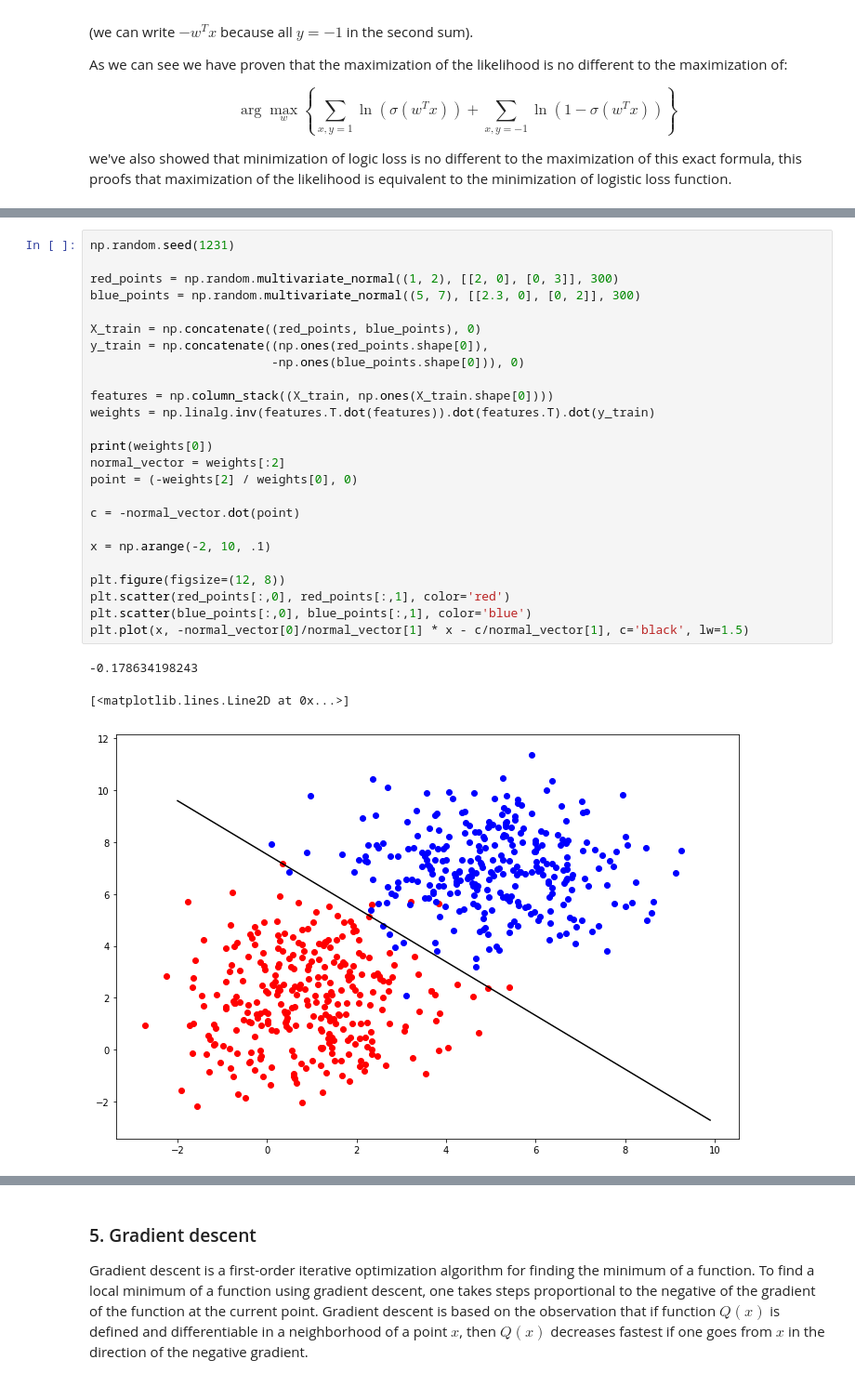
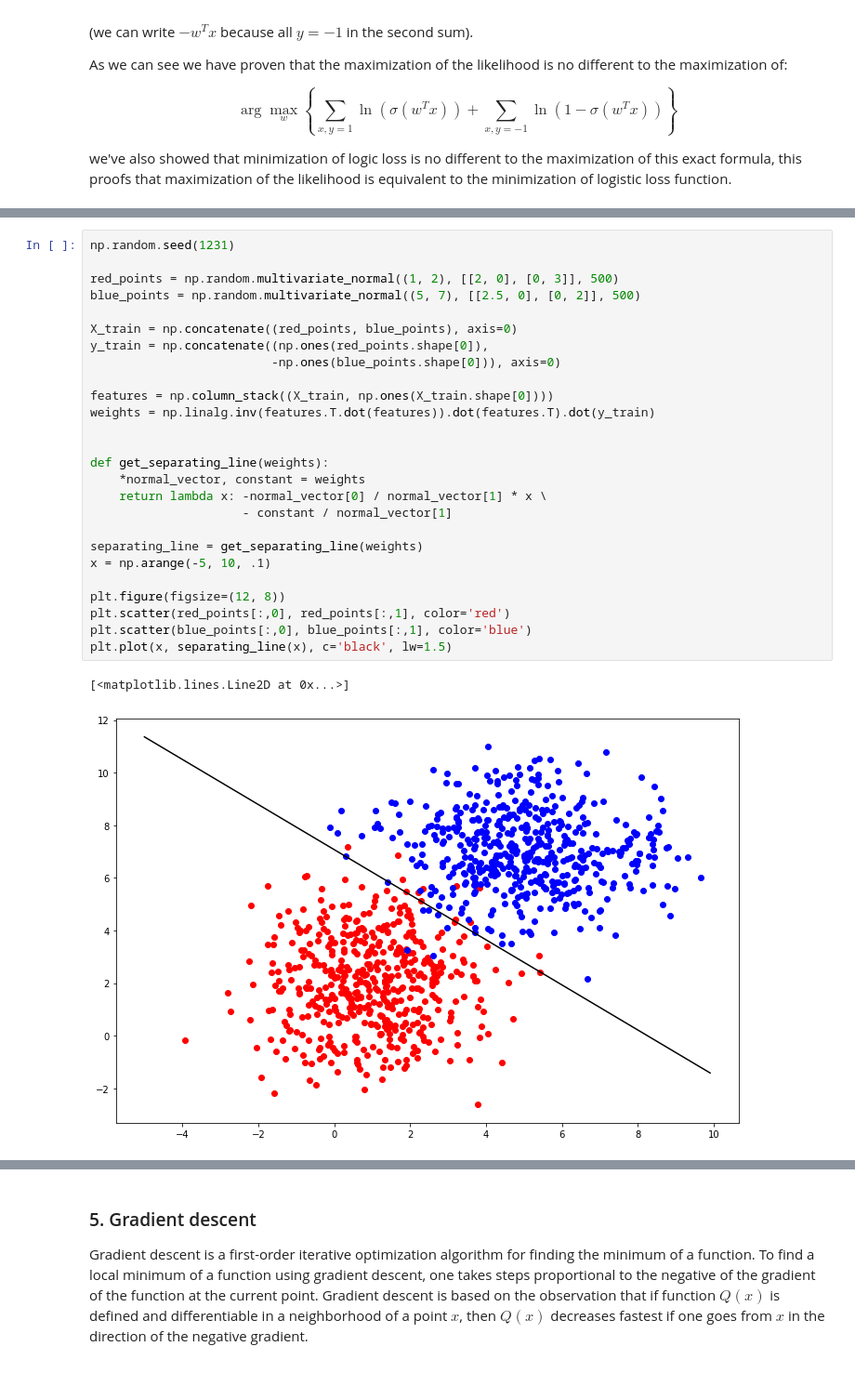
Before and after one commit to puhsu/renju, a Jupyter notebook: labs/lab-1.ipynb, the cells around one changed output, grey strips where cells are left out. Shown at 93% size. Cells and saved outputs as stored; diff of their text form.

```diff
--- a/labs/lab-1.ipynb
+++ b/labs/lab-1.ipynb
@@ -258,30 +261,30 @@ plt.ylim(-1,2)
 # %%
 np.random.seed(1231)
 
-red_points = np.random.multivariate_normal((1, 2), [[2, 0], [0, 3]], 300)
-blue_points = np.random.multivariate_normal((5, 7), [[2.3, 0], [0, 2]], 300)
+red_points = np.random.multivariate_normal((1, 2), [[2, 0], [0, 3]], 500)
+blue_points = np.random.multivariate_normal((5, 7), [[2.5, 0], [0, 2]], 500)
 
-X_train = np.concatenate((red_points, blue_points), 0)
+X_train = np.concatenate((red_points, blue_points), axis=0)
 y_train = np.concatenate((np.ones(red_points.shape[0]),
-                         -np.ones(blue_points.shape[0])), 0)
+                         -np.ones(blue_points.shape[0])), axis=0)
 
 features = np.column_stack((X_train, np.ones(X_train.shape[0])))
 weights = np.linalg.inv(features.T.dot(features)).dot(features.T).dot(y_train)
 
-print(weights[0])
-normal_vector = weights[:2]
-point = (-weights[2] / weights[0], 0)
 
-c = -normal_vector.dot(point)
+def get_separating_line(weights):
+    *normal_vector, constant = weights
+    return lambda x: -normal_vector[0] / normal_vector[1] * x \
+                     - constant / normal_vector[1]
 
-x = np.arange(-2, 10, .1)
+separating_line = get_separating_line(weights)
+x = np.arange(-5, 10, .1)
 
 plt.figure(figsize=(12, 8))
 plt.scatter(red_points[:,0], red_points[:,1], color='red')
 plt.scatter(blue_points[:,0], blue_points[:,1], color='blue')
-plt.plot(x, -normal_vector[0]/normal_vector[1] * x - c/normal_vector[1], c='black', lw=1.5)
+plt.plot(x, separating_line(x), c='black', lw=1.5)
 # %% [output]
--0.178634198243
+[<matplotlib.lines.Line2D at 0x...>]
-[<matplotlib.lines.Line2D at 0x...>]
-[figure, old version]
+[figure, new version]
 # %% [markdown]
```
Also changed, not shown: parts of 17 cells of this notebook.
